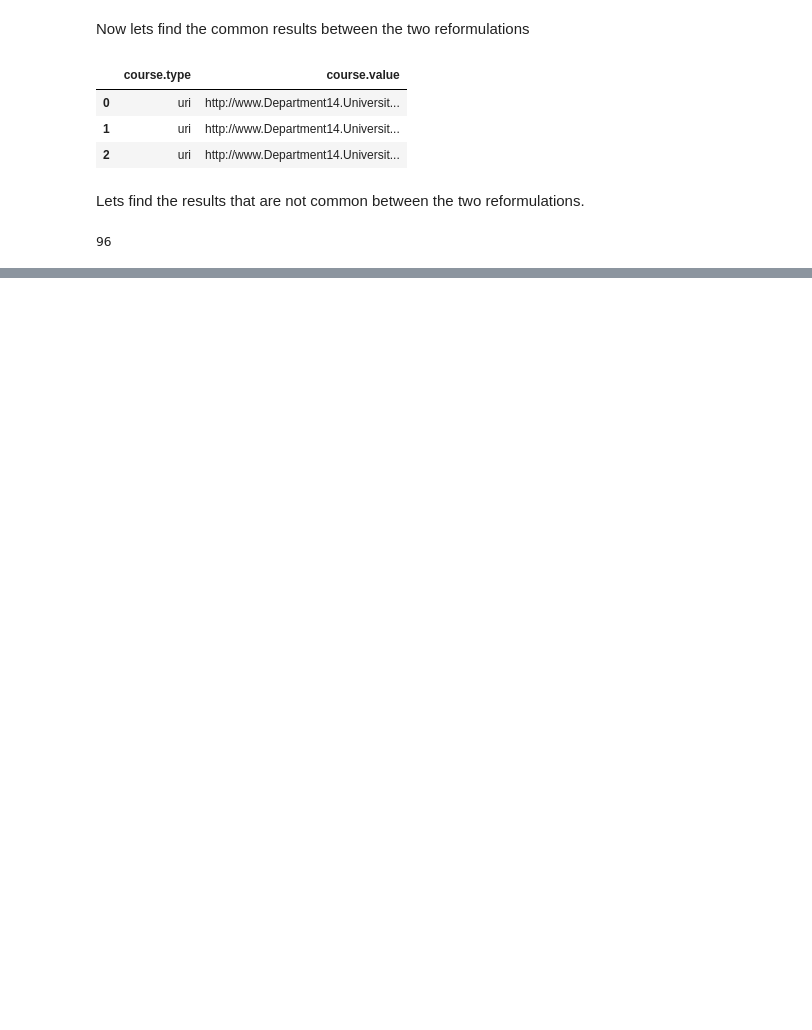
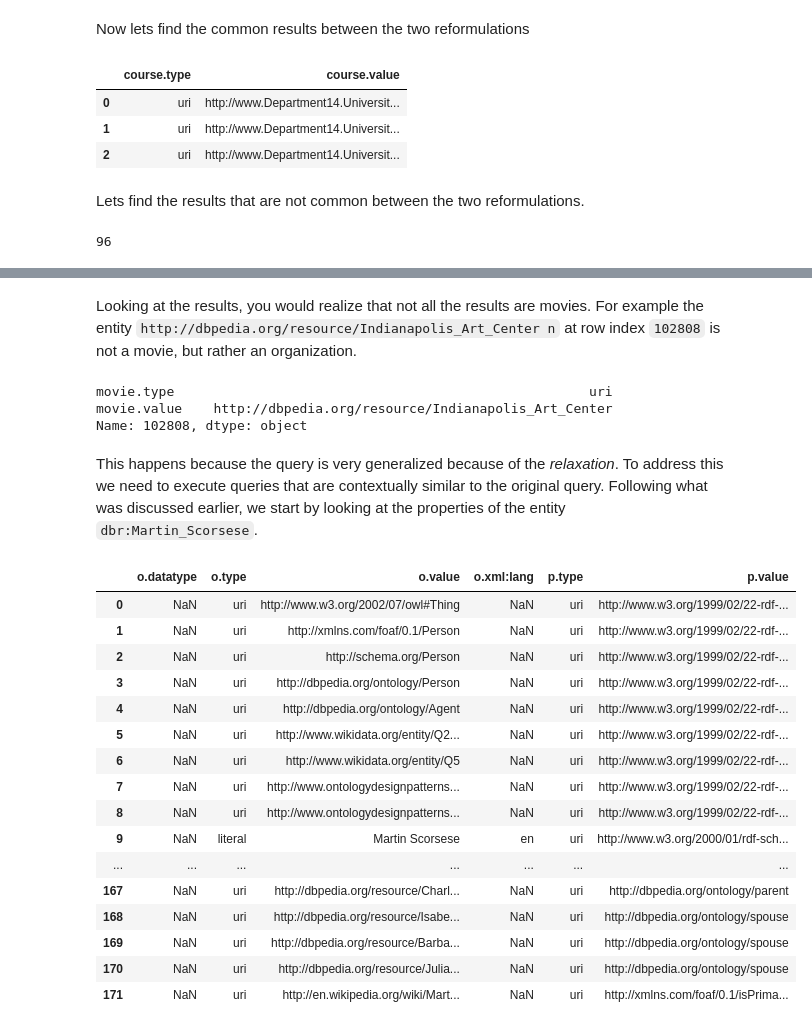
Before and after one commit to N00bsie/QueryReformulation, a Jupyter notebook: Workflow.ipynb, the cells around one changed output, grey strips where cells are left out. Drawn from its saved outputs; the diff is of its cells as text; code cells hidden in the pictures; blank space fills up the shorter version.

```diff
--- a/Workflow.ipynb
+++ b/Workflow.ipynb
@@ -361,0 +484,59 @@ This can be visualized as
+# %% [markdown]
+Looking at the results, you would realize that not all the results are movies. For example the entity `http://dbpedia.org/resource/Indianapolis_Art_Center
+n` at row index `102808` is not a movie, but rather an organization.
+# %%
+print(movies_df.loc[102808])
+# %% [output]
+movie.type                                                     uri
+movie.value    http://dbpedia.org/resource/Indianapolis_Art_Center
+Name: 102808, dtype: object
+# %% [markdown]
+This happens because the query is very generalized because of the _relaxation_. To address this we need to execute queries that are contextually similar to the original query.  Following what was discussed earlier, we start by looking at the properties of the entity `dbr:Martin_Scorsese`.
+# %%
+%%time
+dbpedia_entity_feature_query ="""
+PREFIX  schema: <http://schema.org/>
+PREFIX  dbr:  <http://dbpedia.org/resource/>
+PREFIX  umbel-rc: <http://umbel.org/umbel/rc/>
+PREFIX  dbc:  <http://dbpedia.org/resource/Category:>
+PREFIX  owl:  <http://www.w3.org/2002/07/owl#>
+PREFIX  yago: <http://dbpedia.org/class/yago/>
+PREFIX  rdfs: <http://www.w3.org/2000/01/rdf-schema#>
+PREFIX  dbo:  <http://dbpedia.org/ontology/>
+PREFIX  dbp:  <http://dbpedia.org/property/>
+PREFIX  rdf:  <http://www.w3.org/1999/02/22-rdf-syntax-ns#>
+PREFIX  dcterms: <http://purl.org/dc/terms/>
+PREFIX  dbpedia-wikidata: <http://wikidata.dbpedia.org/resource/>
+PREFIX  dul:  <http://www.ontologydesignpatterns.org/ont/dul/DUL.owl#>
+PREFIX  foaf: <http://xmlns.com/foaf/0.1/>
+PREFIX  dc:   <http://purl.org/dc/elements/1.1/>
+PREFIX prov: <http://www.w3.org/ns/prov#>
+
+SELECT ?p ?o
+WHERE
+  {
+
+     dbr:Martin_Scorsese ?p ?o .
+  }
+"""
+dbpedia_endpoint = "http://zen.cs.rpi.edu:8890/sparql"
+entity_features = execute_query(dbpedia_entity_feature_query,dbpedia_endpoint)
+display(entity_features)
+# %% [output]
+|  | o.datatype | o.type | o.value | o.xml:lang | p.type | p.value |
+| 0 | NaN | uri | http://www.w3.org/2002/07/owl#Thing | NaN | uri | http://www.w3.org/1999/02/22-rdf-... |
+| 1 | NaN | uri | http://xmlns.com/foaf/0.1/Person | NaN | uri | http://www.w3.org/1999/02/22-rdf-... |
+| 2 | NaN | uri | http://schema.org/Person | NaN | uri | http://www.w3.org/1999/02/22-rdf-... |
+| 3 | NaN | uri | http://dbpedia.org/ontology/Person | NaN | uri | http://www.w3.org/1999/02/22-rdf-... |
+| 4 | NaN | uri | http://dbpedia.org/ontology/Agent | NaN | uri | http://www.w3.org/1999/02/22-rdf-... |
+| 5 | NaN | uri | http://www.wikidata.org/entity/Q2... | NaN | uri | http://www.w3.org/1999/02/22-rdf-... |
+| 6 | NaN | uri | http://www.wikidata.org/entity/Q5 | NaN | uri | http://www.w3.org/1999/02/22-rdf-... |
+| 7 | NaN | uri | http://www.ontologydesignpatterns... | NaN | uri | http://www.w3.org/1999/02/22-rdf-... |
+| 8 | NaN | uri | http://www.ontologydesignpatterns... | NaN | uri | http://www.w3.org/1999/02/22-rdf-... |
+| 9 | NaN | literal | Martin Scorsese | en | uri | http://www.w3.org/2000/01/rdf-sch... |
+| ... | ... | ... | ... | ... | ... | ... |
+| 167 | NaN | uri | http://dbpedia.org/resource/Charl... | NaN | uri | http://dbpedia.org/ontology/parent |
+| 168 | NaN | uri | http://dbpedia.org/resource/Isabe... | NaN | uri | http://dbpedia.org/ontology/spouse |
+| 169 | NaN | uri | http://dbpedia.org/resource/Barba... | NaN | uri | http://dbpedia.org/ontology/spouse |
+| 170 | NaN | uri | http://dbpedia.org/resource/Julia... | NaN | uri | http://dbpedia.org/ontology/spouse |
+| 171 | NaN | uri | http://en.wikipedia.org/wiki/Mart... | NaN | uri | http://xmlns.com/foaf/0.1/isPrima... |
```
Also changed, not shown: parts of 33 cells of this notebook, 2 other files.
